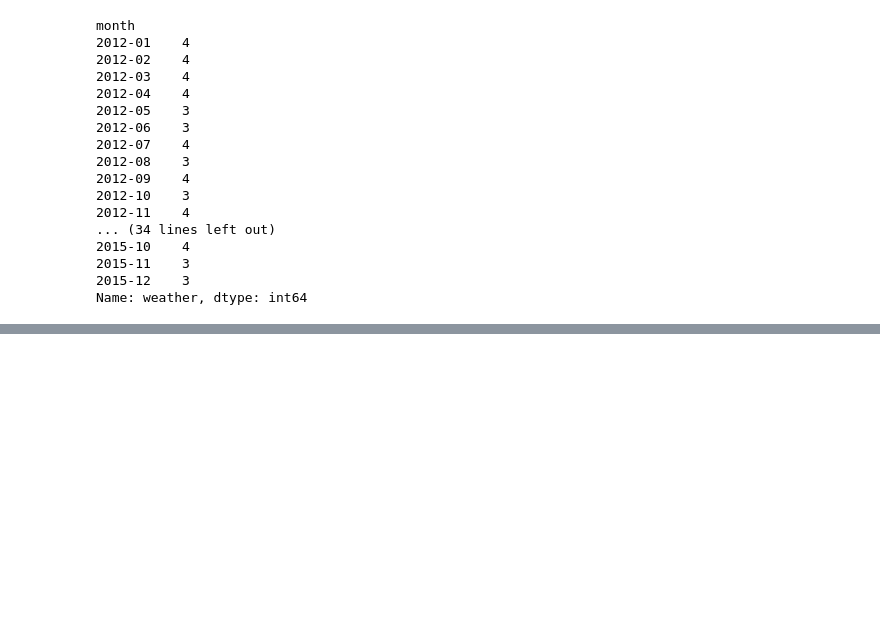
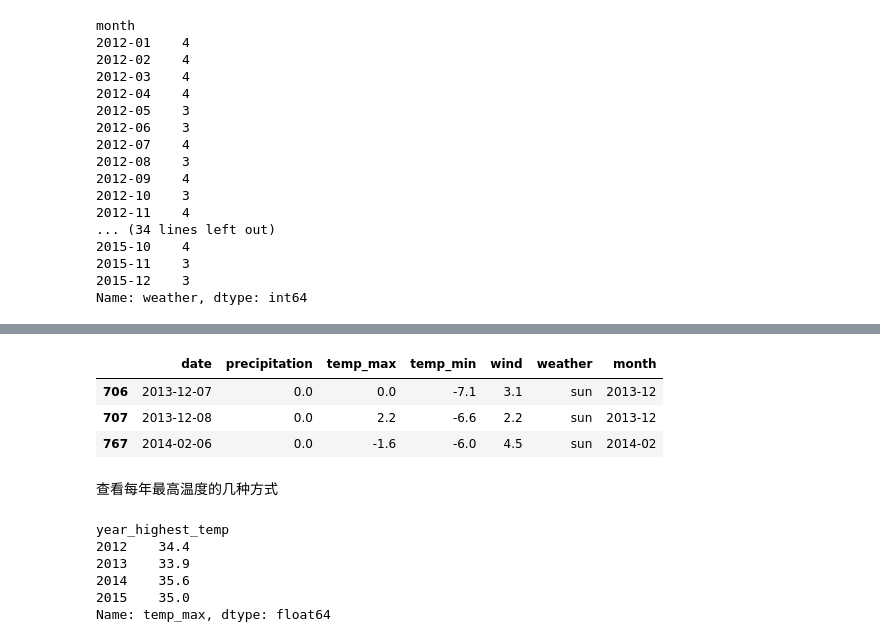
Before and after one commit to HaichengHao/LLM_Learn, a Jupyter notebook: v0/0Numpy_Pandas回顾/pandas/11天气分析.ipynb, the cells around one changed output, grey strips where cells are left out. Cells and saved outputs as stored; diff of their text form; code cells hidden in the pictures; blank space fills up the shorter version.

```diff
--- a/v0/0Numpy_Pandas回顾/pandas/11天气分析.ipynb
+++ b/v0/0Numpy_Pandas回顾/pandas/11天气分析.ipynb
@@ -127,0 +180,19 @@ Name: weather, dtype: int64
+# %%
+df.nsmallest(3,'temp_min') #tips:查看最低温度排名前三的
+# %% [output]
+|  | date | precipitation | temp_max | temp_min | wind | weather | month |
+| 706 | 2013-12-07 | 0.0 | 0.0 | -7.1 | 3.1 | sun | 2013-12 |
+| 707 | 2013-12-08 | 0.0 | 2.2 | -6.6 | 2.2 | sun | 2013-12 |
+| 767 | 2014-02-06 | 0.0 | -1.6 | -6.0 | 4.5 | sun | 2014-02 |
+# %% [markdown]
+查看每年最高温度的几种方式
+# %%
+df['year_highest_temp']=pd.to_datetime(df['date']).dt.year
+df.groupby('year_highest_temp')['temp_max'].max()
+# %% [output]
+year_highest_temp
+2012    34.4
+2013    33.9
+2014    35.6
+2015    35.0
+Name: temp_max, dtype: float64
```
Also changed, not shown: parts of 11 cells of this notebook, 14 other files.
